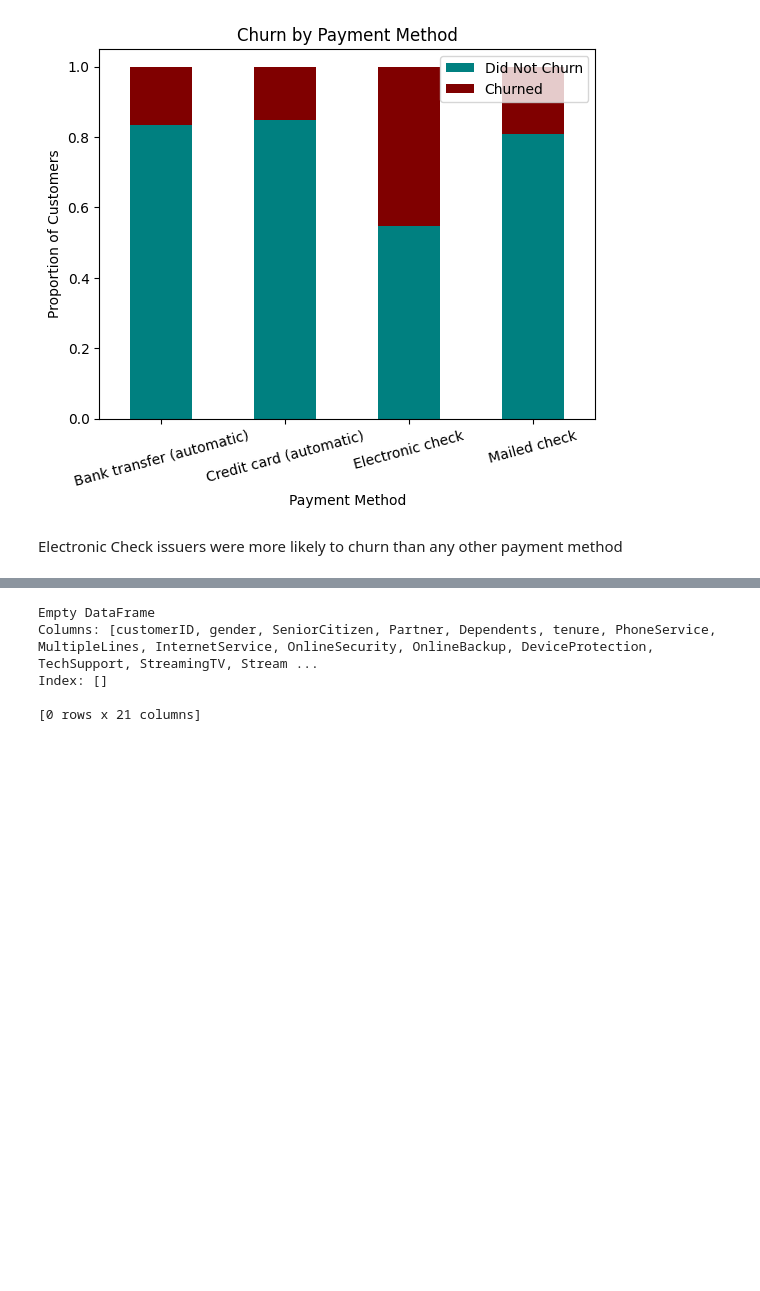
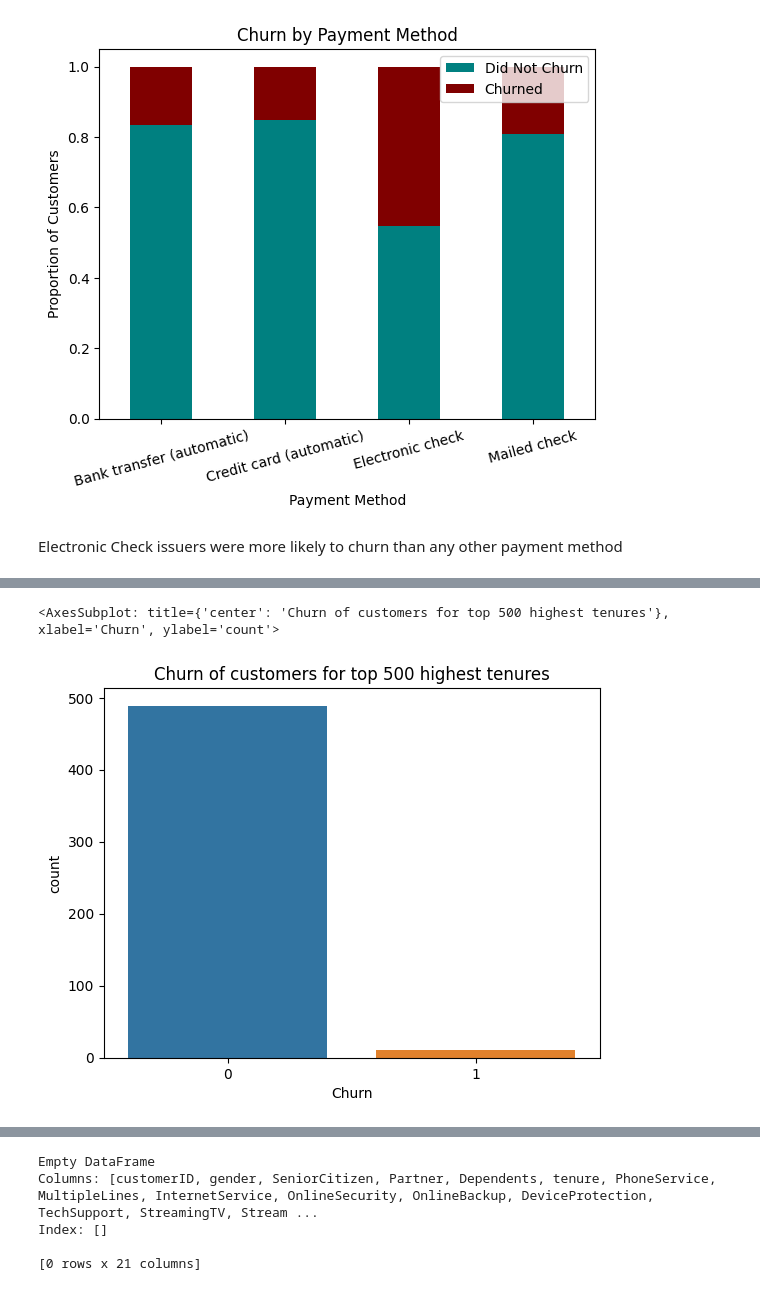
Before and after one commit to Gilbert-B/Predicting-Customer-Churn, a Jupyter notebook: Data/Predicting_Customer_Churn.ipynb, the cells around one changed output, grey strips where cells are left out. Saved outputs shown, nothing was run; the diff lists cells and outputs as text; code cells hidden in the pictures; blank space fills up the shorter version.

```diff
--- a/Data/Predicting_Customer_Churn.ipynb
+++ b/Data/Predicting_Customer_Churn.ipynb
@@ -477,0 +596,3 @@ Electronic Check issuers were more likely to churn than any other payment method
+# %%
+churn_by_tenure = churn_df.sort_values('tenure', ascending=False)
+churn_by_tenure
@@ -477,0 +613,7 @@ Electronic Check issuers were more likely to churn than any other payment method
+# %%
+# Churn by highest tenure
+plt.title('Churn of customers for top 500 highest tenures')
+sn.countplot(x ='Churn', data = churn_by_tenure.head(500))
+# %% [output]
+<AxesSubplot: title={'center': 'Churn of customers for top 500 highest tenures'}, xlabel='Churn', ylabel='count'>
+[figure, added]
```
Also changed, not shown: parts of 303 cells of this notebook.
